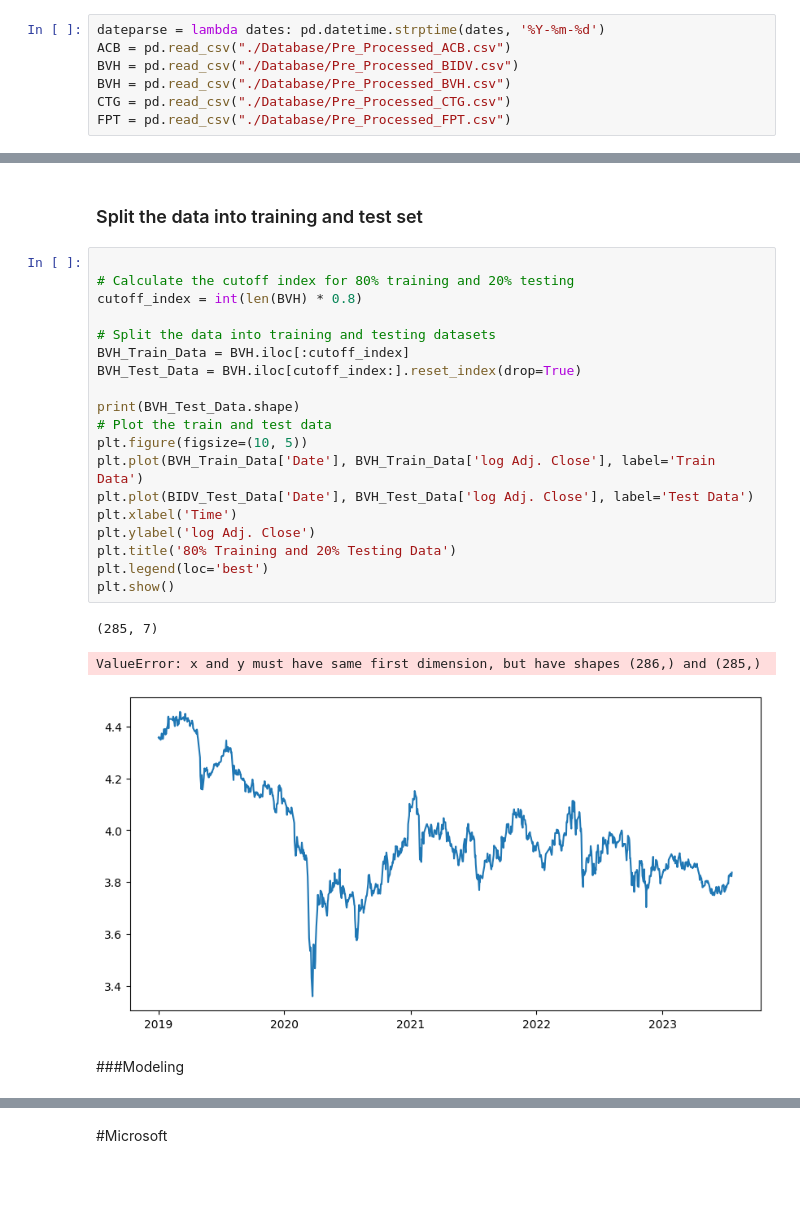
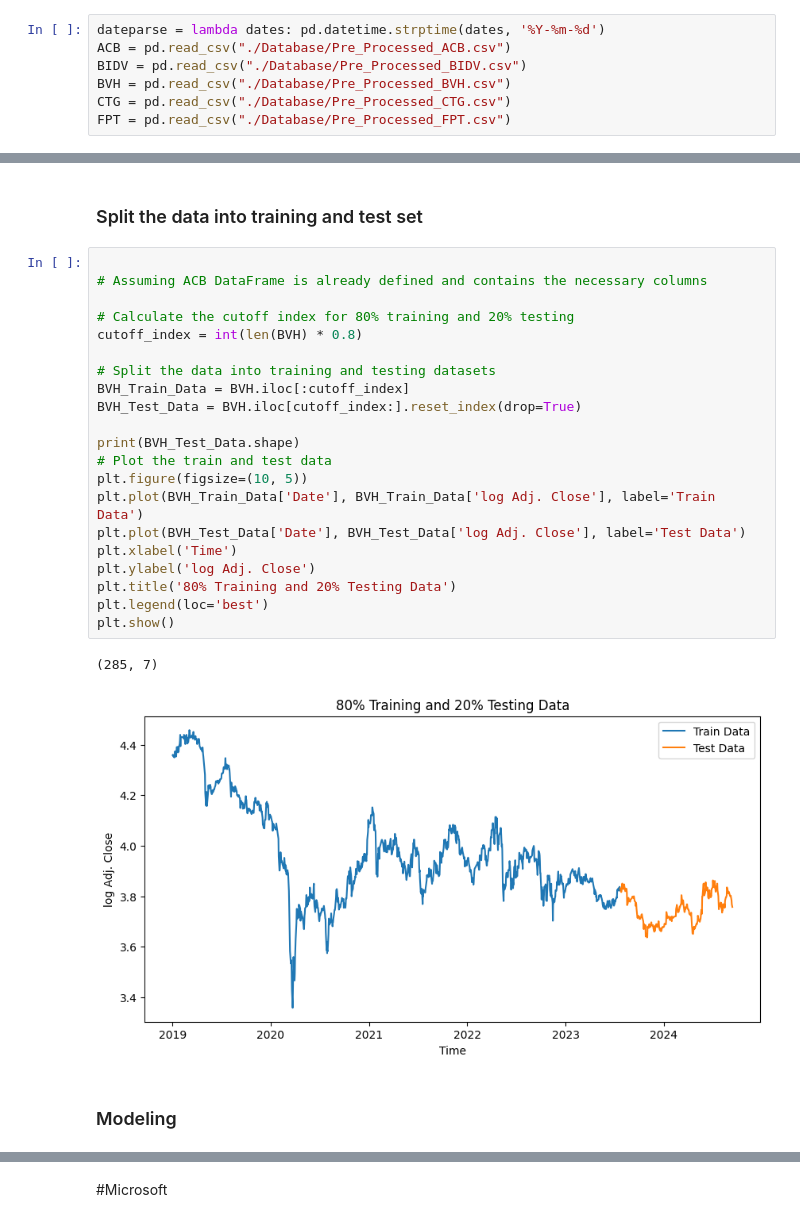
Before and after one commit to abuhmhai/Stock-Price-Prediction-X, a Jupyter notebook: ARIMA_Model.ipynb, the cells around one changed output, grey strips where cells are left out. Cells and saved outputs as stored; diff of their text form; blank space fills up the shorter version.

```diff
--- a/ARIMA_Model.ipynb
+++ b/ARIMA_Model.ipynb
@@ -37,7 +37,7 @@ warnings.filterwarnings('ignore')
 # %%
 dateparse = lambda dates: pd.datetime.strptime(dates, '%Y-%m-%d')
 ACB = pd.read_csv("./Database/Pre_Processed_ACB.csv")
-BVH = pd.read_csv("./Database/Pre_Processed_BIDV.csv")
+BIDV = pd.read_csv("./Database/Pre_Processed_BIDV.csv")
 BVH = pd.read_csv("./Database/Pre_Processed_BVH.csv")
 CTG = pd.read_csv("./Database/Pre_Processed_CTG.csv")
 FPT = pd.read_csv("./Database/Pre_Processed_FPT.csv")
@@ -461,30 +470,31 @@ Text(0.5, 1.0, 'Rolling Mean and Standard Deviation')
 # %% [markdown]
 ### Split the data into training and test set
 # %%
+
+# Assuming ACB DataFrame is already defined and contains the necessary columns
 
 # Calculate the cutoff index for 80% training and 20% testing
 cutoff_index = int(len(BVH) * 0.8)
 
 # Split the data into training and testing datasets
 BVH_Train_Data = BVH.iloc[:cutoff_index]
 BVH_Test_Data = BVH.iloc[cutoff_index:].reset_index(drop=True)
 
 print(BVH_Test_Data.shape)
 # Plot the train and test data
 plt.figure(figsize=(10, 5))
 plt.plot(BVH_Train_Data['Date'], BVH_Train_Data['log Adj. Close'], label='Train Data')
-plt.plot(BIDV_Test_Data['Date'], BVH_Test_Data['log Adj. Close'], label='Test Data')
+plt.plot(BVH_Test_Data['Date'], BVH_Test_Data['log Adj. Close'], label='Test Data')
 plt.xlabel('Time')
 plt.ylabel('log Adj. Close')
 plt.title('80% Training and 20% Testing Data')
 plt.legend(loc='best')
 plt.show()
 # %% [output]
 (285, 7)
-ValueError: x and y must have same first dimension, but have shapes (286,) and (285,)
-[figure, old version]
+[figure, new version]
 # %% [markdown]
-###Modeling
+### Modeling
 # %%
 BVH_Auto_ARIMA_Model = auto_arima(BVH_Train_Data['log Adj. Close'], seasonal = False,
                                    error_action = 'ignore', suppress_warnings = True)
```
Also changed, not shown: parts of 12 cells of this notebook.
